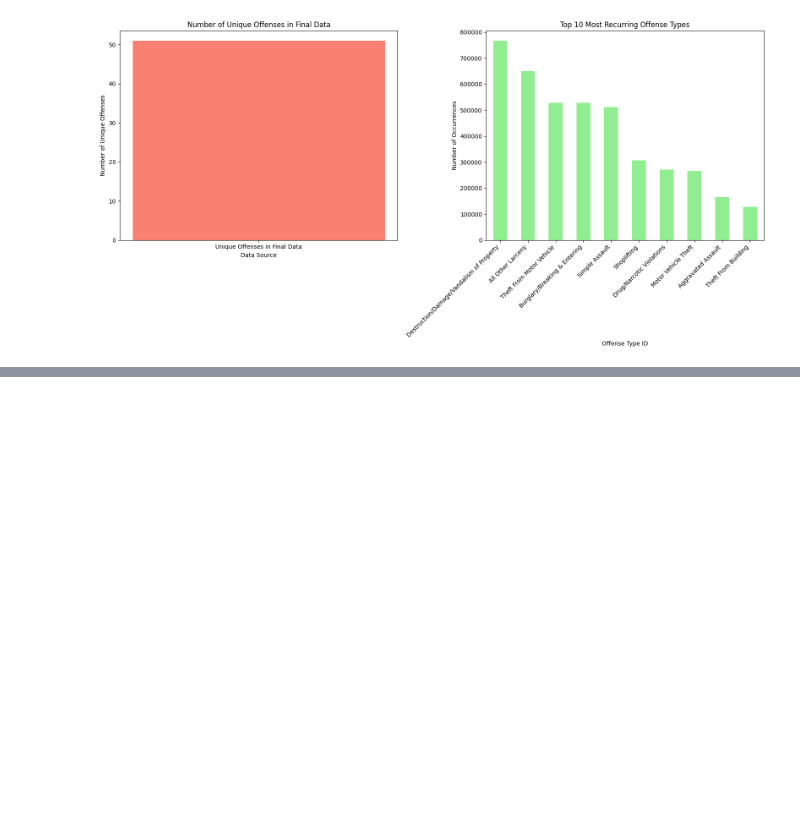
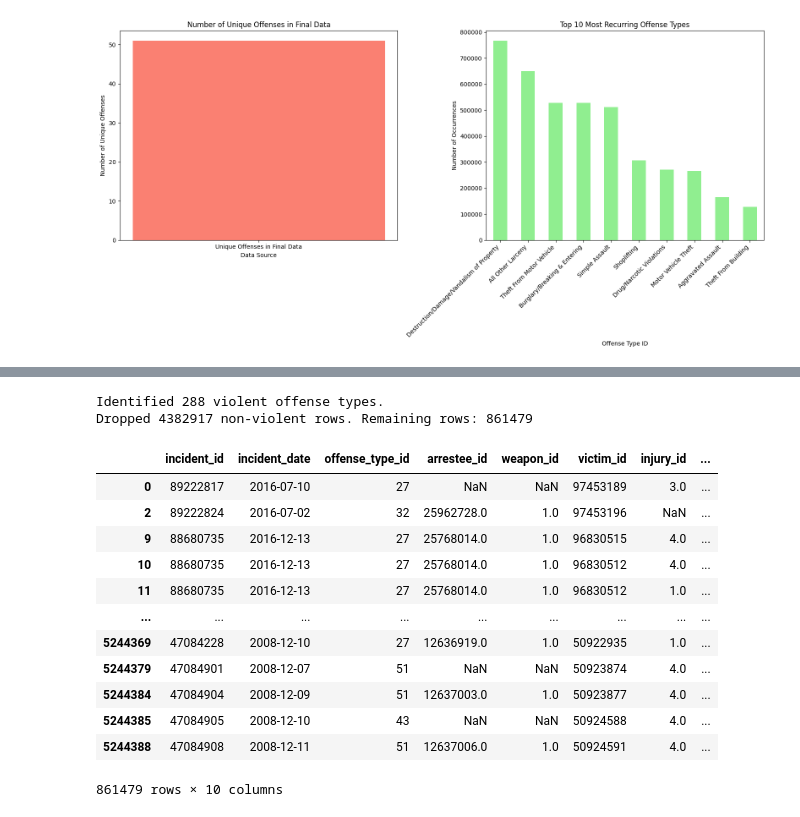
Before and after one commit to epfl-ada/ada-2024-project-alligatorsdontapologize24, a Jupyter notebook: src/script/Data_Merging_by_States_Year.ipynb, the cells around one changed output, grey strips where cells are left out. Cells and saved outputs as stored; diff of their text form; code cells hidden in the pictures; blank space fills up the shorter version.

```diff
--- a/src/script/Data_Merging_by_States_Year.ipynb
+++ b/src/script/Data_Merging_by_States_Year.ipynb
@@ -325,0 +393,37 @@ analyze_offenses(washington_final_data, base_dir, state_prefix, verbose=False)
+# %%
+import os
+import pandas as pd
+import matplotlib.pyplot as plt
+import sys
+
+sys.path.append(os.path.abspath("../data/"))
+
+from FBI_cleaning import filter_violent_offenses
+
+# Clean the data
+cleaned_data = filter_violent_offenses(washington_final_data, offense_data)
+
+# Save the cleaned data (optional)
+state_clean_dir = '../../data/CLEAN/'
+output_file = os.path.join(state_clean_dir, 'Washington_cleaned_data.csv')
+
+cleaned_data.to_csv(output_file, index=False)
+# %% [output]
+Identified 288 violent offense types.
+Dropped 4382917 non-violent rows. Remaining rows: 861479
+# %%
+cleaned_data
+# %% [output]
+|  | incident_id | incident_date | offense_type_id | arrestee_id | weapon_id | victim_id | injury_id | ... |
+| 0 | 89222817 | 2016-07-10 | 27 | NaN | NaN | 97453189 | 3.0 | ... |
+| 2 | 89222824 | 2016-07-02 | 32 | 25962728.0 | 1.0 | 97453196 | NaN | ... |
+| 9 | 88680735 | 2016-12-13 | 27 | 25768014.0 | 1.0 | 96830515 | 4.0 | ... |
+| 10 | 88680735 | 2016-12-13 | 27 | 25768014.0 | 1.0 | 96830512 | 4.0 | ... |
+| 11 | 88680735 | 2016-12-13 | 27 | 25768014.0 | 1.0 | 96830512 | 1.0 | ... |
+| ... | ... | ... | ... | ... | ... | ... | ... | ... |
+| 5244369 | 47084228 | 2008-12-10 | 27 | 12636919.0 | 1.0 | 50922935 | 1.0 | ... |
+| 5244379 | 47084901 | 2008-12-07 | 51 | NaN | NaN | 50923874 | 4.0 | ... |
+| 5244384 | 47084904 | 2008-12-09 | 51 | 12637003.0 | 1.0 | 50923877 | 4.0 | ... |
+| 5244385 | 47084905 | 2008-12-10 | 43 | NaN | NaN | 50924588 | 4.0 | ... |
+| 5244388 | 47084908 | 2008-12-11 | 51 | 12637006.0 | 1.0 | 50924591 | 4.0 | ... |
+861479 rows × 10 columns
```
Also changed, not shown: parts of 3 cells of this notebook, 1 other file.
